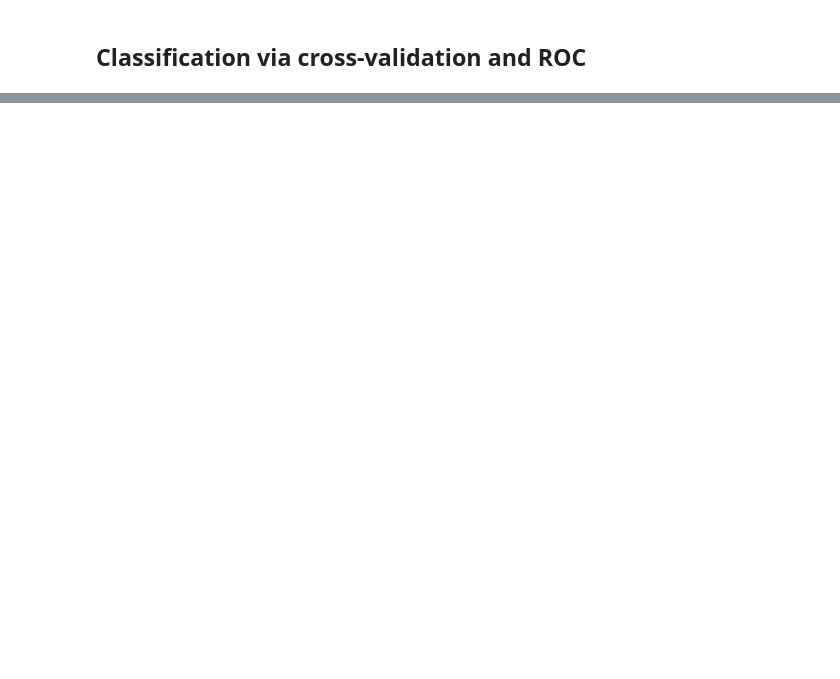
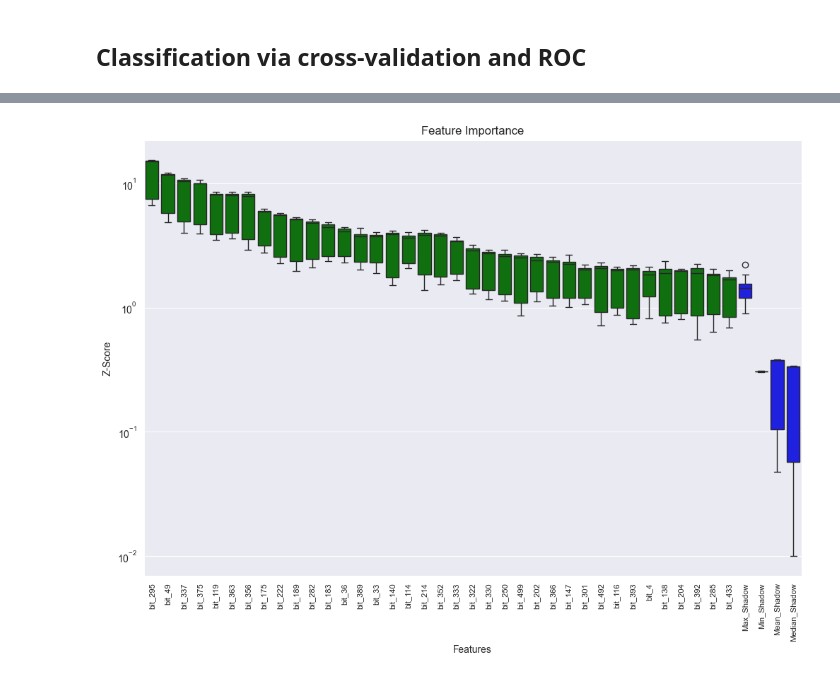
Before and after one commit to lopataa/qspr-qsar-explainability, a Jupyter notebook: qspr/boruta-shap.ipynb, the cells around one changed output, grey strips where cells are left out. Cells and saved outputs as stored; diff of their text form; code cells hidden in the pictures; blank space fills up the shorter version.

```diff
--- a/qspr/boruta-shap.ipynb
+++ b/qspr/boruta-shap.ipynb
@@ -304,0 +373,36 @@ feature_selector.plot(which_features='best')
+# %%
+import xgboost as xgb
+
+xgb_model = xgb.XGBClassifier(
+    n_estimators=400,
+    max_depth=6,
+    learning_rate=0.05,
+    subsample=0.8,
+    colsample_bytree=0.8,
+    objective='binary:logistic',
+    eval_metric='logloss',
+    n_jobs=-1,
+    random_state=42
+)
+
+xgb_selector = BorutaShap(
+    model=xgb_model,
+    importance_measure='shap',
+    classification=True
+)
+
+xgb_selector.fit(
+    X=x_df,
+    y=y_clf,
+    n_trials=20,
+    sample=False,
+    train_or_test='train',
+    normalize=True,
+    verbose=True
+)
+
+xgb_selected = xgb_selector.Subset().columns.tolist()
+print(f'XGBoost selected features: {len(xgb_selected)}')
+
+overlap = sorted(set(rf_selected) & set(xgb_selected))
+print(f'Overlap (RF ∩ XGB): {len(overlap)}')
@@ -304,0 +415,5 @@ feature_selector.plot(which_features='best')
+# %%
+# Plot the ranked feature importances computed by Boruta-Shap for XGBoost.
+xgb_selector.plot(which_features='accepted')
+# %% [output]
+[figure, added]
```
Also changed, not shown: parts of 14 cells of this notebook, 9 other files.
